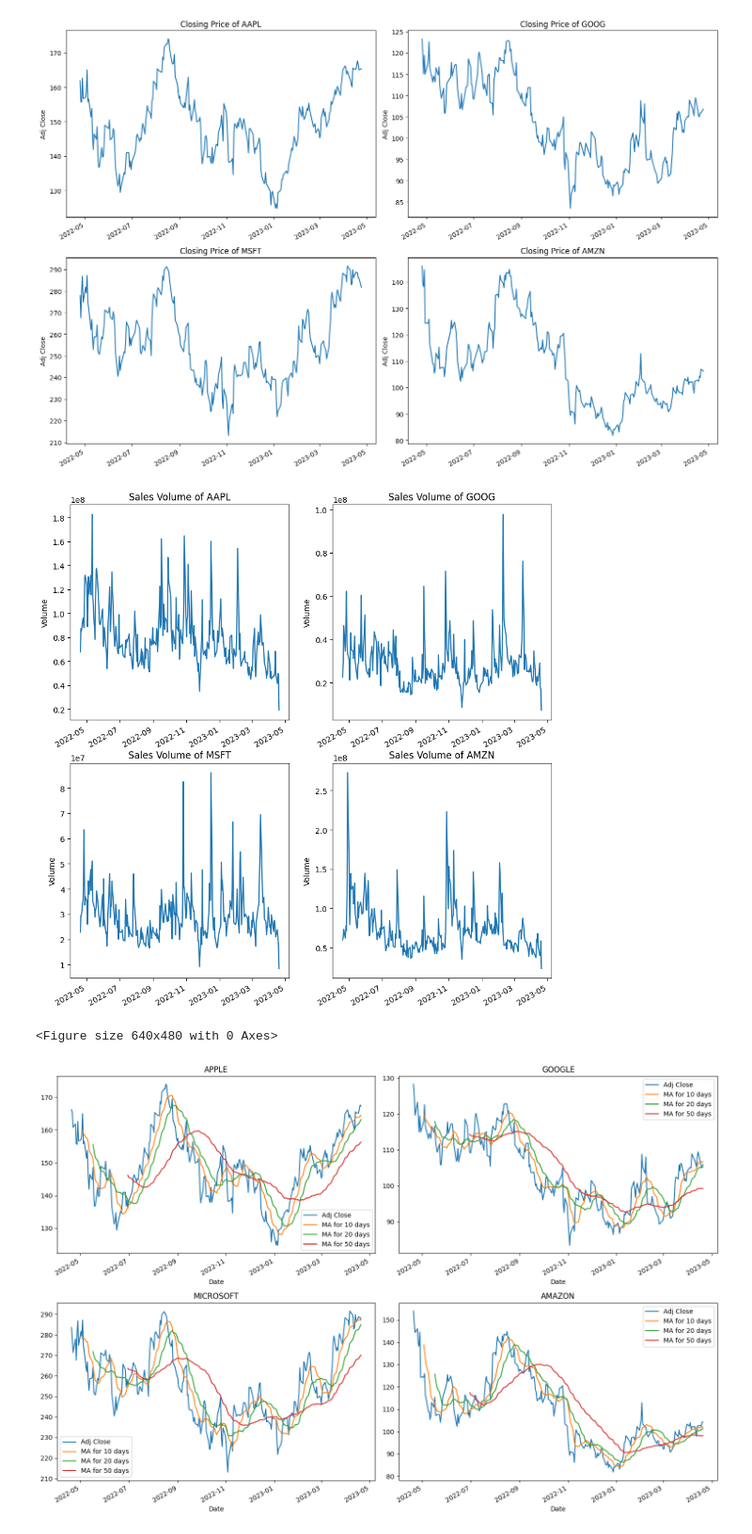
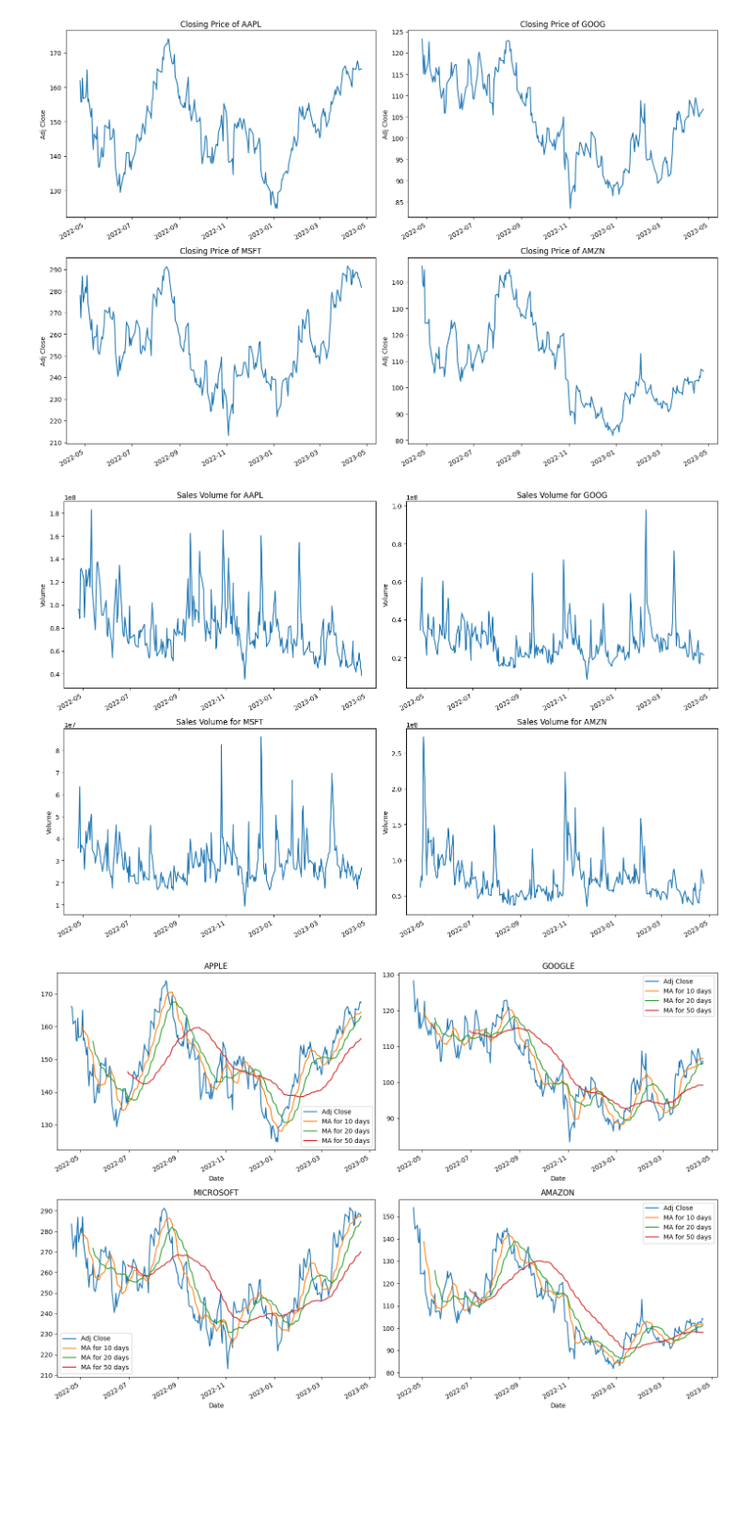
Before and after one commit to earo12/Stock-Market-Analysis, a Jupyter notebook: Stock_Market_Analysis.ipynb, the cells around one changed output. Shown at 94% size. Drawn from its saved outputs; the diff is of its cells as text; code cells hidden in the pictures; blank space fills up the shorter version.

Commit message:
Volume graphs put in one cell

```diff
--- a/Stock_Market_Analysis.ipynb
+++ b/Stock_Market_Analysis.ipynb
@@ -73,19 +73,19 @@ plt.tight_layout()
 # %% [output]
 [figure]
 # %%
-plt.figure(figsize = (11,8))
-plt.subplots_adjust(top = 1.25, bottom = 1.2)
-for j, comp in enumerate(com_lis, 1):
-  plt.subplot(2,2,j)
-  comp['Volume'].plot()
-  plt.ylabel('Volume')
-  plt.xlabel(None)
-  plt.title(f'Sales Volume of {tec_lis[j-1]}')
-plt.show()
+plt.figure(figsize=(15, 10))
+plt.subplots_adjust(top=1.25, bottom=1.2)
+
+for i, company in enumerate(company_list, 1):
+    plt.subplot(2, 2, i)
+    company['Volume'].plot()
+    plt.ylabel('Volume')
+    plt.xlabel(None)
+    plt.title(f"Sales Volume for {tech_list[i - 1]}")
+
 plt.tight_layout()
 # %% [output]
-[figure, old version]
+[figure, new version]
-<Figure size 640x480 with 0 Axes>
 # %%
 ma_day = [10, 20, 50]
 
```
